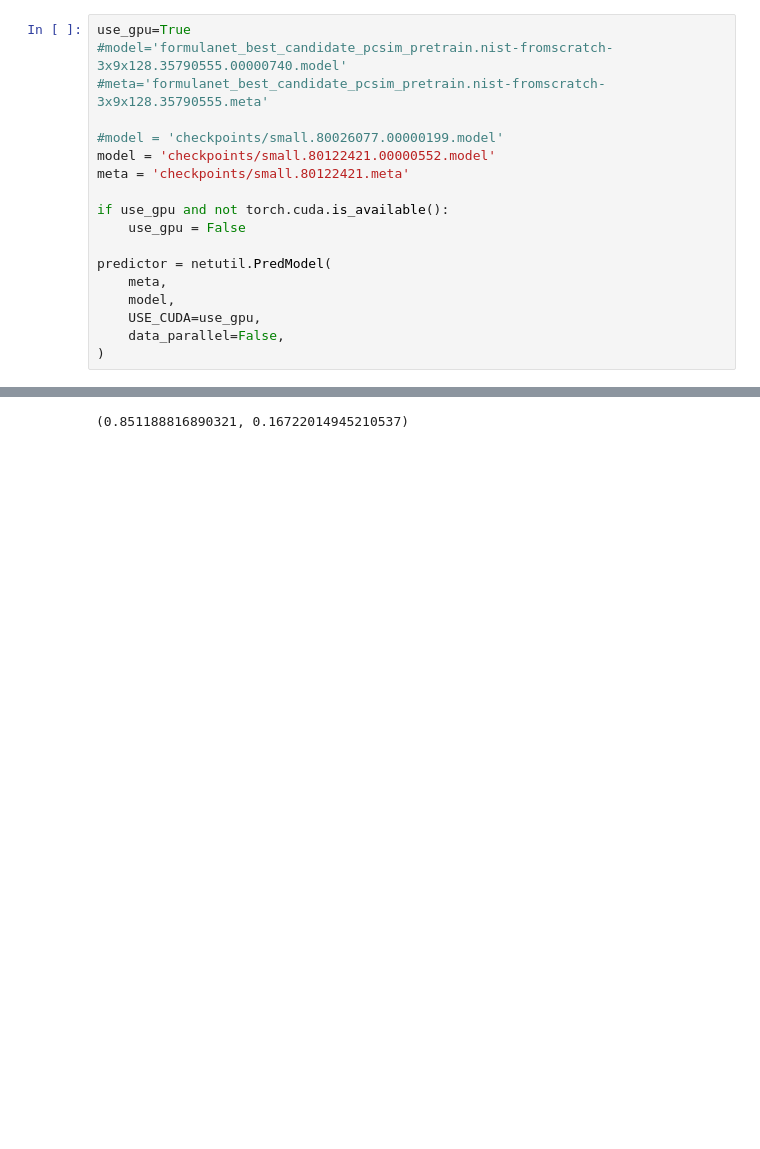
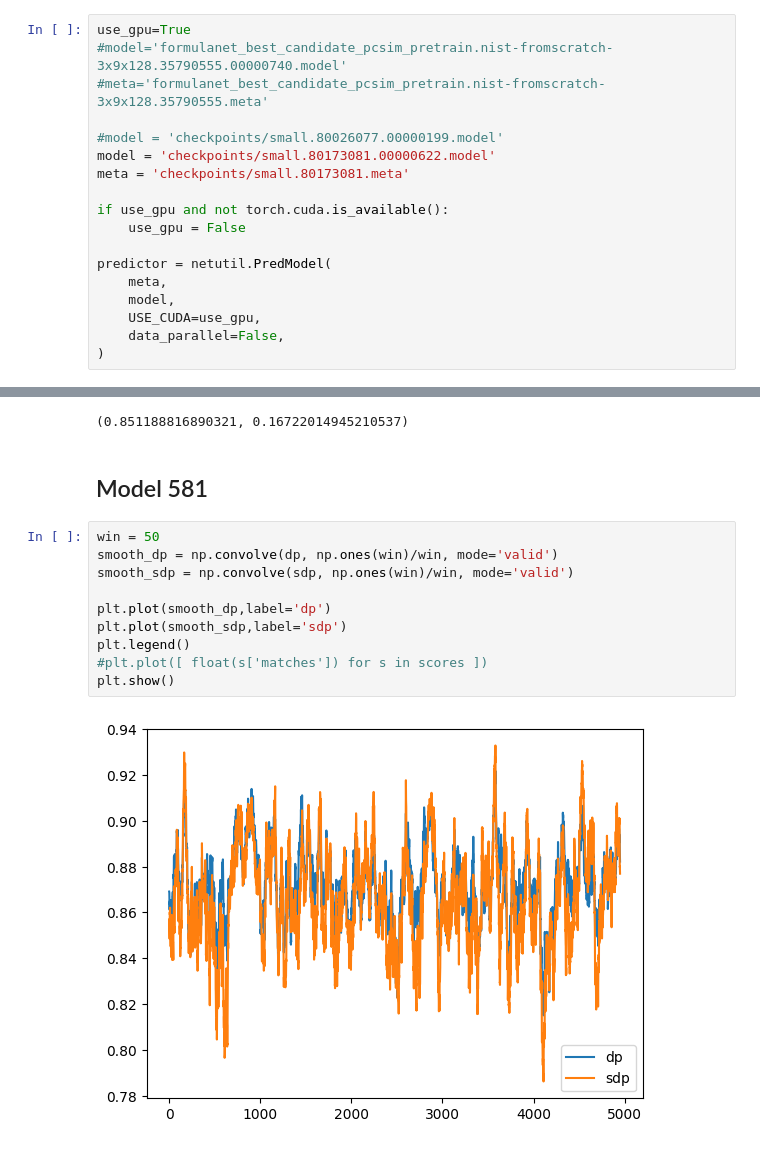
Before and after one commit to ljocha/rassp-public, a Jupyter notebook: predict-orig.ipynb, the cells around one changed output, grey strips where cells are left out. Drawn from its saved outputs; the diff is of its cells as text; blank space fills up the shorter version.

Commit message:
validate from files

```diff
--- a/predict-orig.ipynb
+++ b/predict-orig.ipynb
@@ -93,8 +93,8 @@ use_gpu=True
 #meta='formulanet_best_candidate_pcsim_pretrain.nist-fromscratch-3x9x128.35790555.meta'
 
 #model = 'checkpoints/small.80026077.00000199.model'
-model = 'checkpoints/small.80122421.00000552.model'
-meta = 'checkpoints/small.80122421.meta'
+model = 'checkpoints/small.80173081.00000622.model'
+meta = 'checkpoints/small.80173081.meta'
 
 if use_gpu and not torch.cuda.is_available():
     use_gpu = False
@@ -353,3 +353,17 @@ np.mean(dp),np.std(dp)
 np.mean(sdp),np.std(sdp)
 # %% [output]
 (0.851188816890321, 0.16722014945210537)
+# %% [markdown]
+## Model 581
+# %%
+win = 50
+smooth_dp = np.convolve(dp, np.ones(win)/win, mode='valid')
+smooth_sdp = np.convolve(sdp, np.ones(win)/win, mode='valid')
+
+plt.plot(smooth_dp,label='dp')
+plt.plot(smooth_sdp,label='sdp')
+plt.legend()
+#plt.plot([ float(s['matches']) for s in scores ])
+plt.show()
+# %% [output]
+[figure, added]
```
Also changed, not shown: parts of 8 cells of this notebook, 2 other files.
